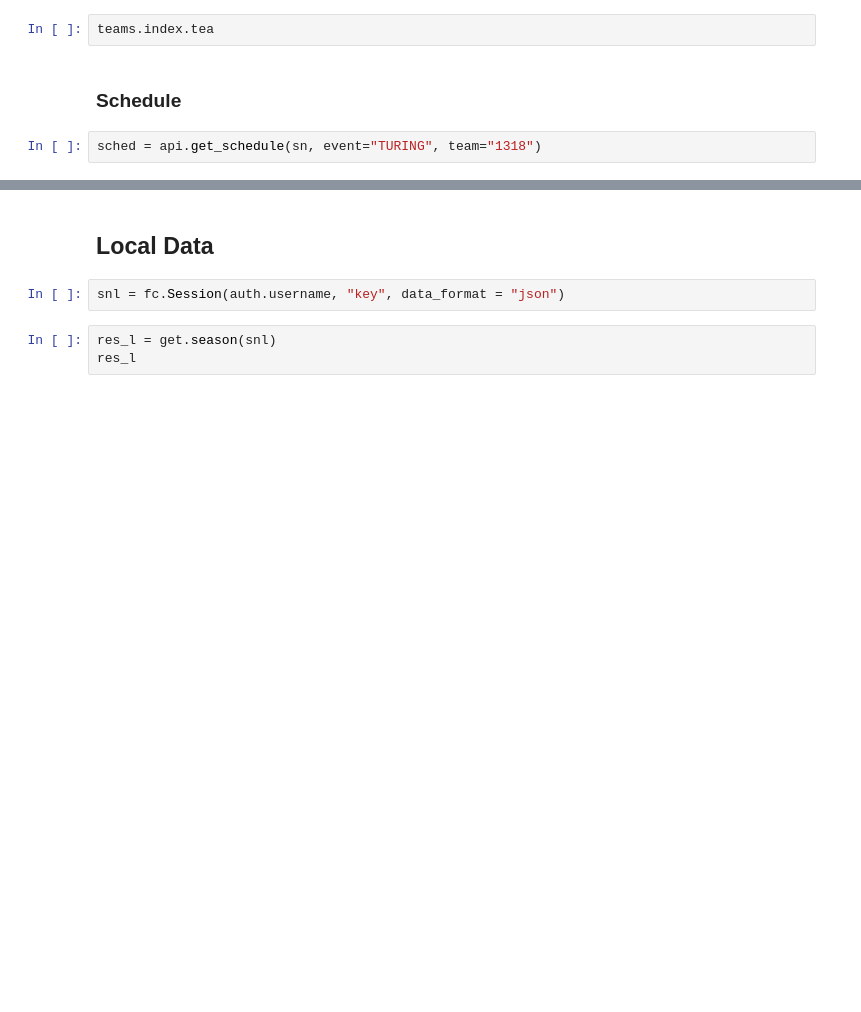
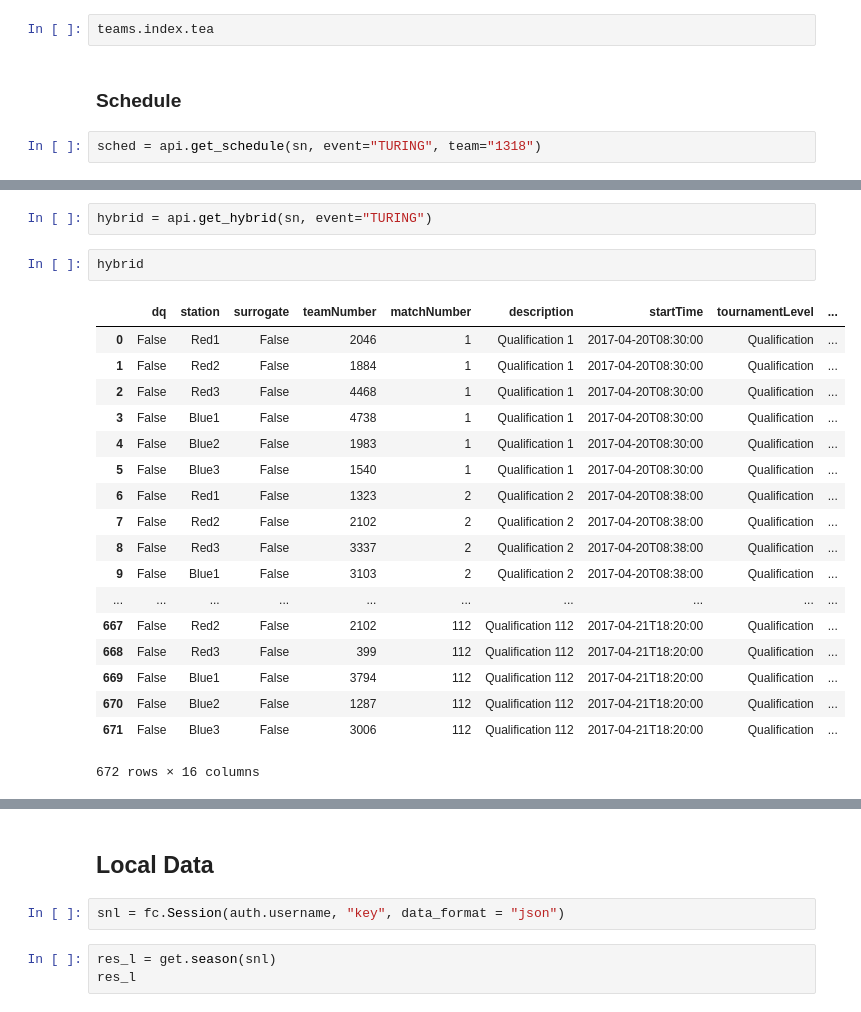
Before and after one commit to irwinsnet-old/fapy, a Jupyter notebook: firstApiPy_test_2.ipynb, the cells around one changed output, grey strips where cells are left out. Drawn from its saved outputs; the diff is of its cells as text; blank space fills up the shorter version.

```diff
--- a/firstApiPy_test_2.ipynb
+++ b/firstApiPy_test_2.ipynb
@@ -135,0 +147,23 @@ sched
+# %%
+hybrid = api.get_hybrid(sn, event="TURING")
+# %%
+hybrid
+# %% [output]
+|  | dq | station | surrogate | teamNumber | matchNumber | description | startTime | tournamentLevel | ... |
+| 0 | False | Red1 | False | 2046 | 1 | Qualification 1 | 2017-04-20T08:30:00 | Qualification | ... |
+| 1 | False | Red2 | False | 1884 | 1 | Qualification 1 | 2017-04-20T08:30:00 | Qualification | ... |
+| 2 | False | Red3 | False | 4468 | 1 | Qualification 1 | 2017-04-20T08:30:00 | Qualification | ... |
+| 3 | False | Blue1 | False | 4738 | 1 | Qualification 1 | 2017-04-20T08:30:00 | Qualification | ... |
+| 4 | False | Blue2 | False | 1983 | 1 | Qualification 1 | 2017-04-20T08:30:00 | Qualification | ... |
+| 5 | False | Blue3 | False | 1540 | 1 | Qualification 1 | 2017-04-20T08:30:00 | Qualification | ... |
+| 6 | False | Red1 | False | 1323 | 2 | Qualification 2 | 2017-04-20T08:38:00 | Qualification | ... |
+| 7 | False | Red2 | False | 2102 | 2 | Qualification 2 | 2017-04-20T08:38:00 | Qualification | ... |
+| 8 | False | Red3 | False | 3337 | 2 | Qualification 2 | 2017-04-20T08:38:00 | Qualification | ... |
+| 9 | False | Blue1 | False | 3103 | 2 | Qualification 2 | 2017-04-20T08:38:00 | Qualification | ... |
+| ... | ... | ... | ... | ... | ... | ... | ... | ... | ... |
+| 667 | False | Red2 | False | 2102 | 112 | Qualification 112 | 2017-04-21T18:20:00 | Qualification | ... |
+| 668 | False | Red3 | False | 399 | 112 | Qualification 112 | 2017-04-21T18:20:00 | Qualification | ... |
+| 669 | False | Blue1 | False | 3794 | 112 | Qualification 112 | 2017-04-21T18:20:00 | Qualification | ... |
+| 670 | False | Blue2 | False | 1287 | 112 | Qualification 112 | 2017-04-21T18:20:00 | Qualification | ... |
+| 671 | False | Blue3 | False | 3006 | 112 | Qualification 112 | 2017-04-21T18:20:00 | Qualification | ... |
+672 rows × 16 columns
```
Also changed, not shown: parts of 8 cells of this notebook, 1 other file.
